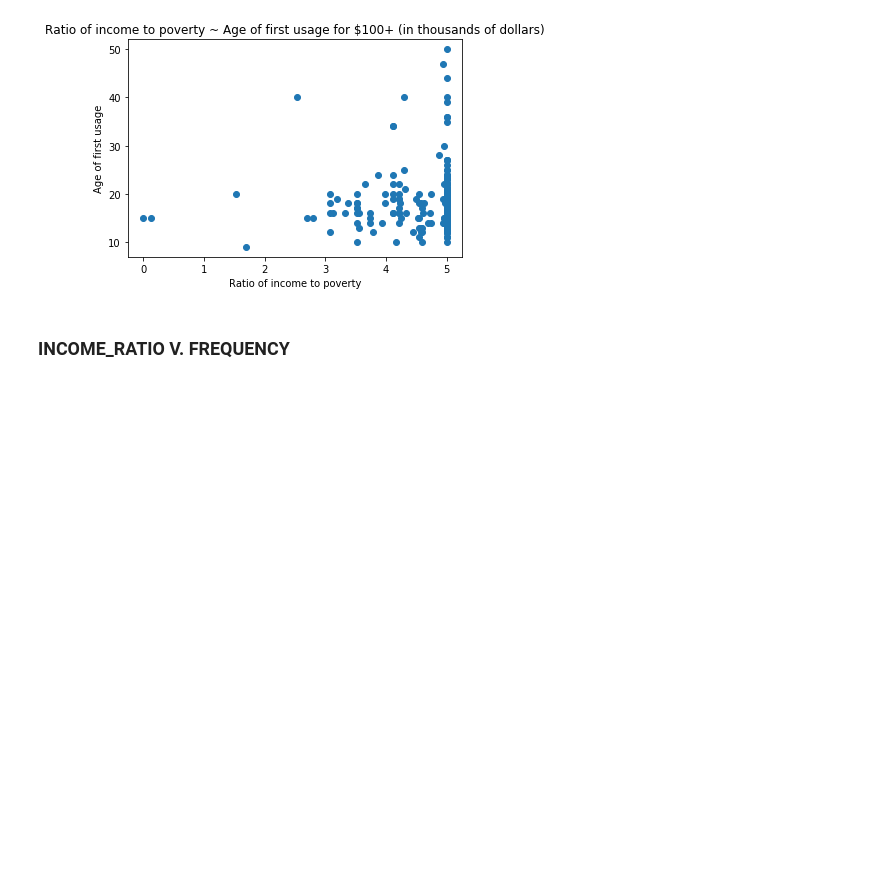
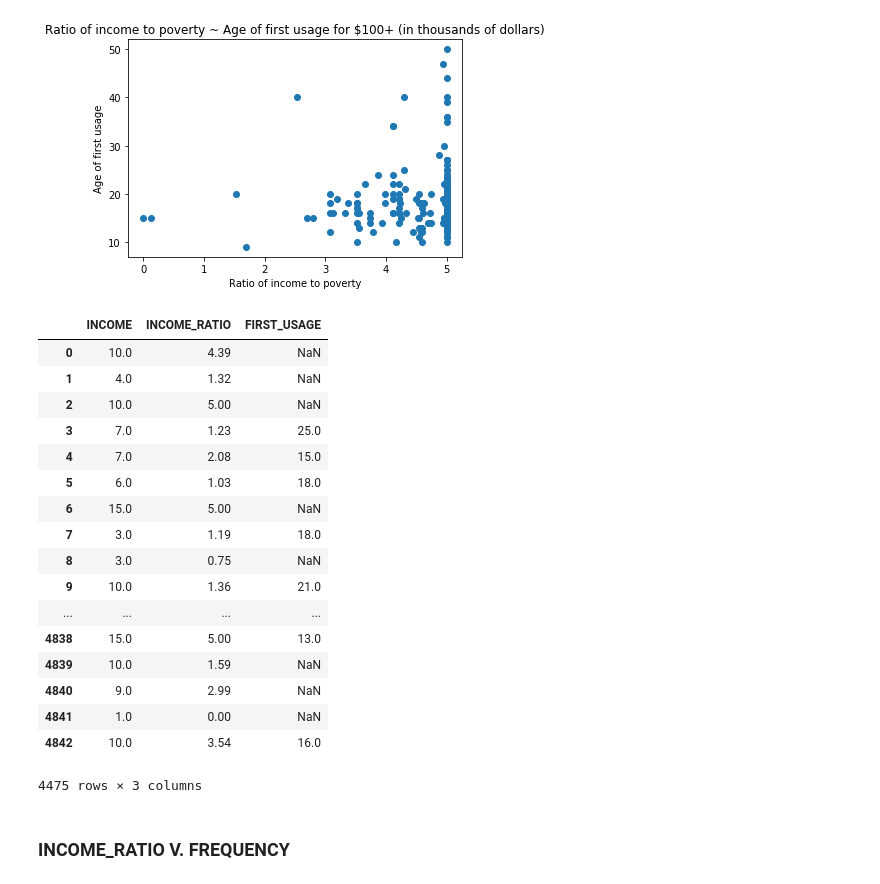
Before and after one commit to gthein/COGS108-FinalProject, a Jupyter notebook: Analysis_Shiva.ipynb, the cells around one changed output. Saved outputs shown, nothing was run; the diff lists cells and outputs as text; code cells hidden in the pictures; blank space fills up the shorter version.

```diff
--- a/Analysis_Shiva.ipynb
+++ b/Analysis_Shiva.ipynb
@@ -339,6 +356,27 @@ for i in income_vals:
 [figure]
 [figure]
 [figure]
+# %%
+df[['INCOME', 'INCOME_RATIO', 'FIRST_USAGE']]
+# %% [output]
+|  | INCOME | INCOME_RATIO | FIRST_USAGE |
+| 0 | 10.0 | 4.39 | NaN |
+| 1 | 4.0 | 1.32 | NaN |
+| 2 | 10.0 | 5.00 | NaN |
+| 3 | 7.0 | 1.23 | 25.0 |
+| 4 | 7.0 | 2.08 | 15.0 |
+| 5 | 6.0 | 1.03 | 18.0 |
+| 6 | 15.0 | 5.00 | NaN |
+| 7 | 3.0 | 1.19 | 18.0 |
+| 8 | 3.0 | 0.75 | NaN |
+| 9 | 10.0 | 1.36 | 21.0 |
+| ... | ... | ... | ... |
+| 4838 | 15.0 | 5.00 | 13.0 |
+| 4839 | 10.0 | 1.59 | NaN |
+| 4840 | 9.0 | 2.99 | NaN |
+| 4841 | 1.0 | 0.00 | NaN |
+| 4842 | 10.0 | 3.54 | 16.0 |
+4475 rows × 3 columns
 # %% [markdown]
 ### INCOME_RATIO V.  FREQUENCY
 # %%
```
Also changed, not shown: parts of 24 cells of this notebook.
